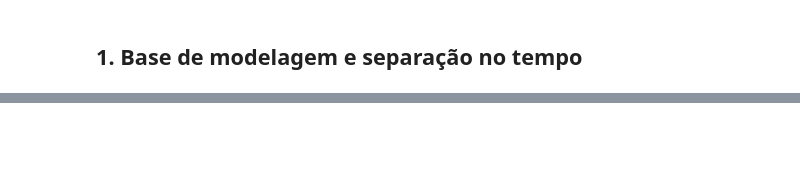
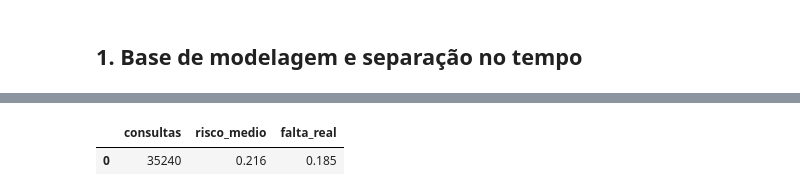
Before and after one commit to jessicapmartins/previsao-faltas-consultas, a Jupyter notebook: notebooks/03_modelagem_ml.ipynb, the cells around one changed output, grey strips where cells are left out. Saved outputs shown, nothing was run; the diff lists cells and outputs as text; code cells hidden in the pictures; blank space fills up the shorter version.

```diff
--- a/notebooks/03_modelagem_ml.ipynb
+++ b/notebooks/03_modelagem_ml.ipynb
@@ -40,0 +186,8 @@ Importância das variáveis (ou SHAP, se quiser ir além).
+# %%
+teste['risco'] = p
+teste[['consulta_id', 'data_consulta', 'risco', 'faltou']].to_sql('previsoes', con, if_exists='replace', index=False)
+resultados.reset_index().to_sql('resultados_modelos', con, if_exists='replace', index=False)
+q('SELECT COUNT(*) AS consultas, ROUND(AVG(risco), 3) AS risco_medio, ROUND(AVG(faltou), 3) AS falta_real FROM previsoes')
+# %% [output]
+|  | consultas | risco_medio | falta_real |
+| 0 | 35240 | 0.216 | 0.185 |
```
Also changed, not shown: parts of 23 cells of this notebook, 10 other files.
